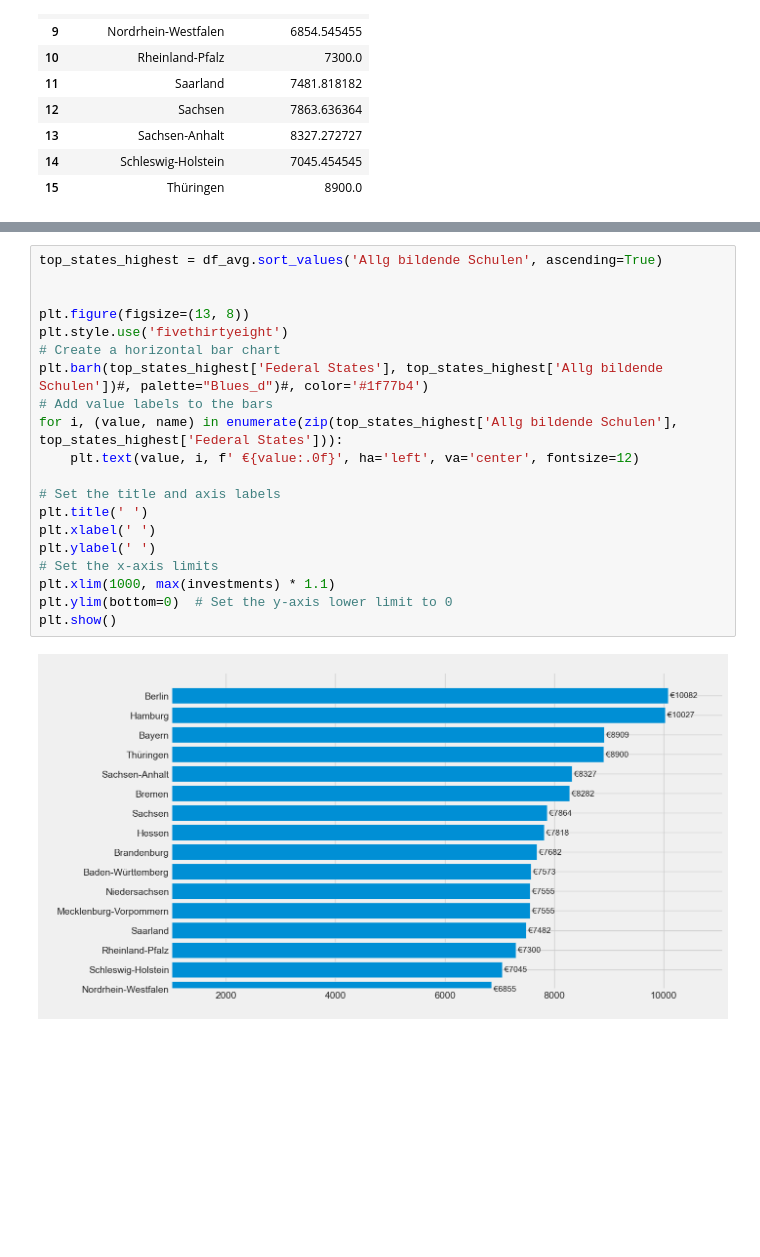
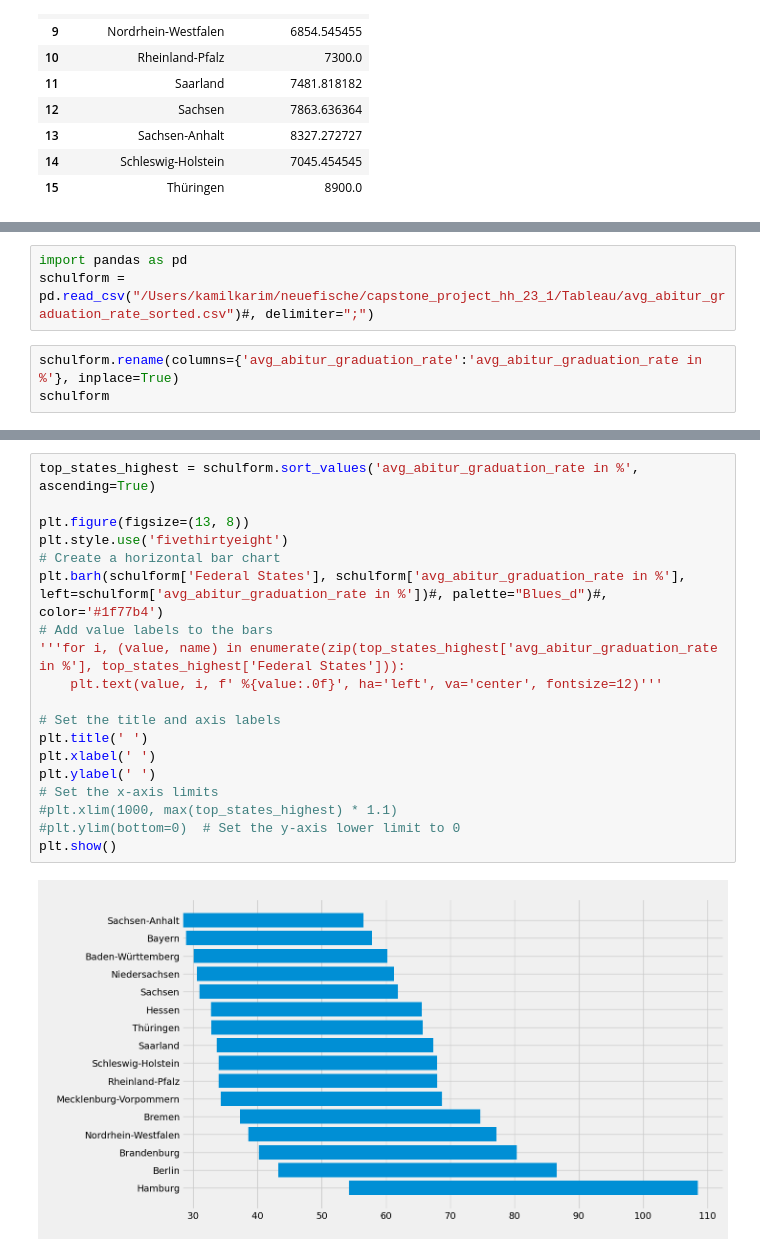
Before and after one commit to Stargazer-ger/capstone_project_hh_23_1, a Jupyter notebook: ausgaben_kk.ipynb, the cells around one changed output, grey strips where cells are left out. Drawn from its saved outputs; the diff is of its cells as text; blank space fills up the shorter version.

```diff
--- a/ausgaben_kk.ipynb
+++ b/ausgaben_kk.ipynb
@@ -135,0 +174,6 @@ df_avg
+# %%
+import pandas as pd
+schulform = pd.read_csv("/Users/kamilkarim/neuefische/capstone_project_hh_23_1/Tableau/avg_abitur_graduation_rate_sorted.csv")#, delimiter=";")
+# %%
+schulform.rename(columns={'avg_abitur_graduation_rate':'avg_abitur_graduation_rate in %'}, inplace=True)
+schulform
@@ -136,22 +198,21 @@ df_avg
 # %%
-top_states_highest = df_avg.sort_values('Allg bildende Schulen', ascending=True)
-
+top_states_highest = schulform.sort_values('avg_abitur_graduation_rate in %', ascending=True)
 
 plt.figure(figsize=(13, 8))
 plt.style.use('fivethirtyeight')
 # Create a horizontal bar chart
-plt.barh(top_states_highest['Federal States'], top_states_highest['Allg bildende Schulen'])#, palette="Blues_d")#, color='#1f77b4')
+plt.barh(schulform['Federal States'], schulform['avg_abitur_graduation_rate in %'], left=schulform['avg_abitur_graduation_rate in %'])#, palette="Blues_d")#, color='#1f77b4')
 # Add value labels to the bars
-for i, (value, name) in enumerate(zip(top_states_highest['Allg bildende Schulen'], top_states_highest['Federal States'])):
-    plt.text(value, i, f' €{value:.0f}', ha='left', va='center', fontsize=12)
+'''for i, (value, name) in enumerate(zip(top_states_highest['avg_abitur_graduation_rate in %'], top_states_highest['Federal States'])):
+    plt.text(value, i, f' %{value:.0f}', ha='left', va='center', fontsize=12)'''
 
 # Set the title and axis labels
 plt.title(' ')
 plt.xlabel(' ')
 plt.ylabel(' ')
 # Set the x-axis limits
-plt.xlim(1000, max(investments) * 1.1)
-plt.ylim(bottom=0)  # Set the y-axis lower limit to 0
+#plt.xlim(1000, max(top_states_highest) * 1.1)
+#plt.ylim(bottom=0)  # Set the y-axis lower limit to 0
 plt.show()
 # %% [output]
-[figure, old version]
+[figure, new version]
```
Also changed, not shown: parts of 17 cells of this notebook, 14 other files.
